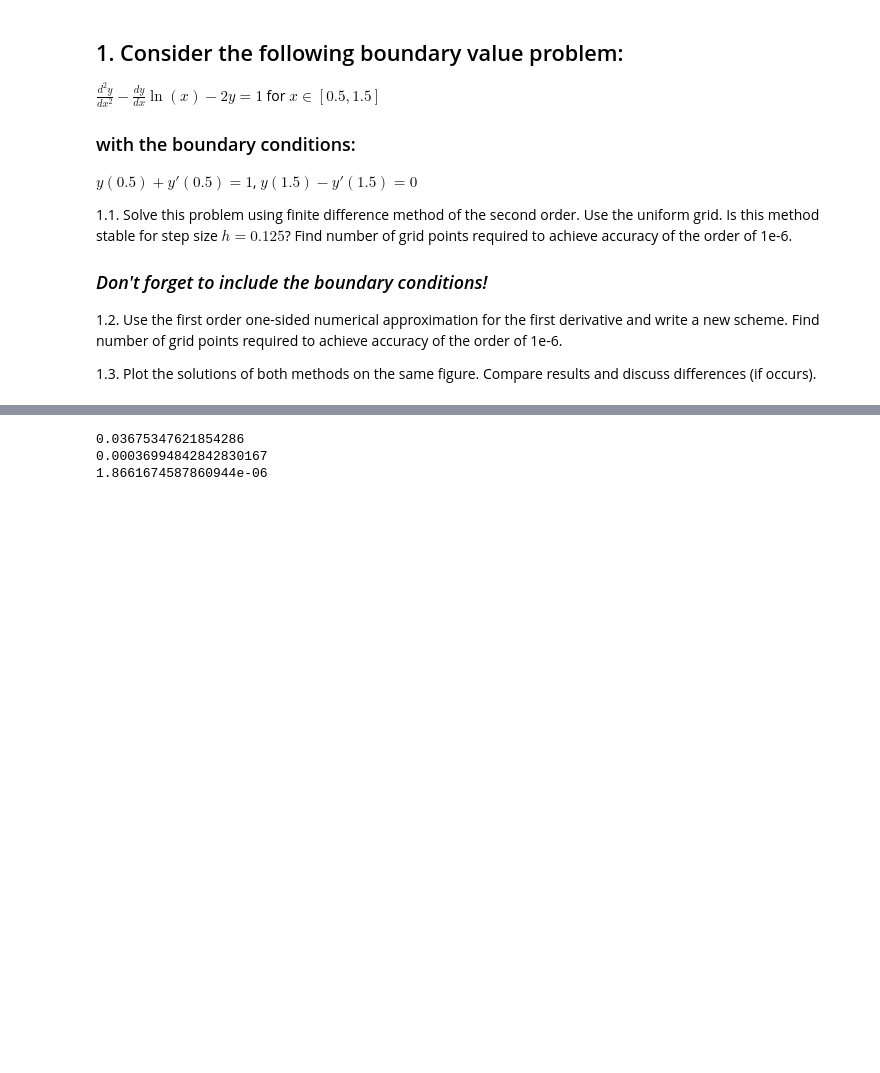
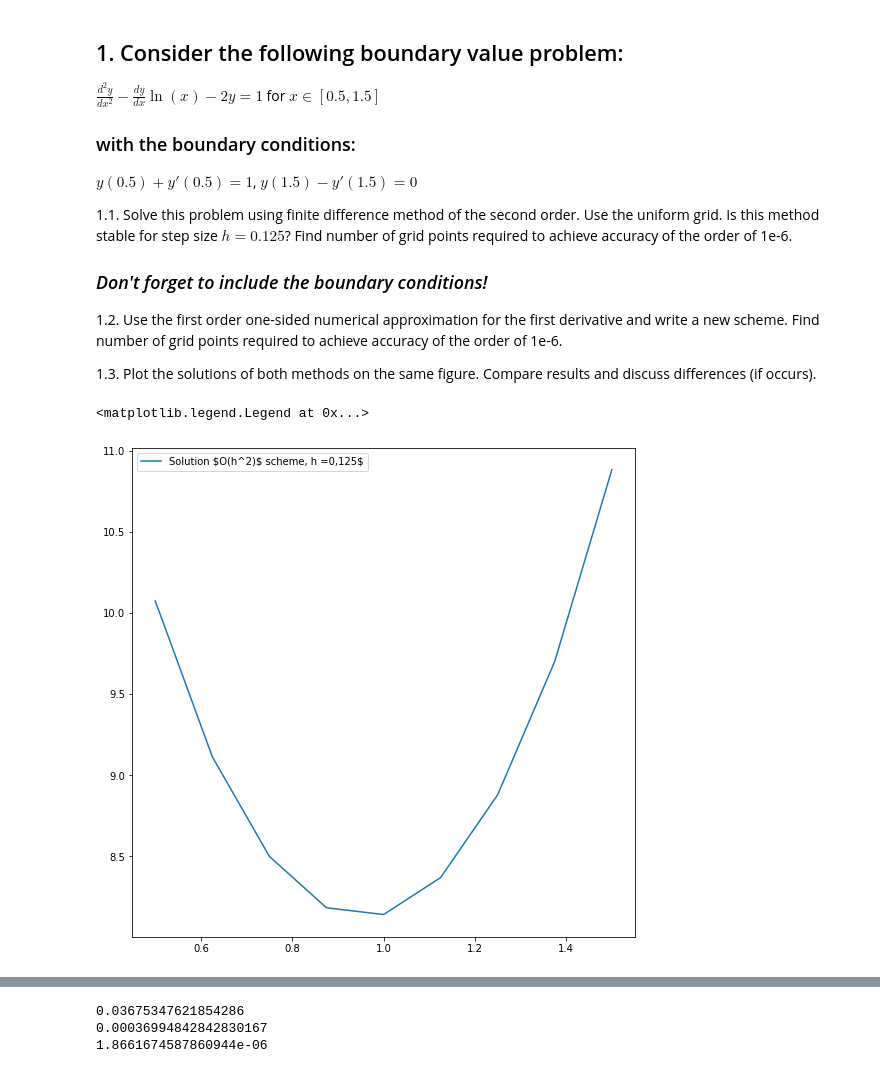
Before and after one commit to ev-br/CP2020, a Jupyter notebook: week_10_boundary_value_problem.ipynb, the cells around one changed output, grey strips where cells are left out. Cells and saved outputs as stored; diff of their text form; code cells hidden in the pictures; blank space fills up the shorter version.

```diff
--- a/week_10_boundary_value_problem.ipynb
+++ b/week_10_boundary_value_problem.ipynb
@@ -80,4 +80,20 @@ def FirstOrderScheme(a,b,A,B,alpha,beta,p,q,f,N=100):
     # out:
     # y - array of float, solution of the BVP
     return y
+# %%
+def p(x):
+    return -np.log(x)
+def q(x):
+    return -2*np.ones_like(x)
+def f(x):
+    return 1*np.ones_like(x)
+
+st_y = SecondOrderScheme(1/2,3/2,1,0,[1,1],[1,-1],p,q,f,N=9)
+st_x = np.linspace(1/2,3/2,9)
+plt.figure(figsize=(9,9))
+plt.plot(st_x,st_y,label = 'Solution $O(h^2)$ scheme, h =0,125$')
+plt.legend() #we can see that scheme is stable
+# %% [output]
+<matplotlib.legend.Legend at 0x...>
+[figure, added]
 # %%
```
Also changed, not shown: parts of 2 cells of this notebook.
